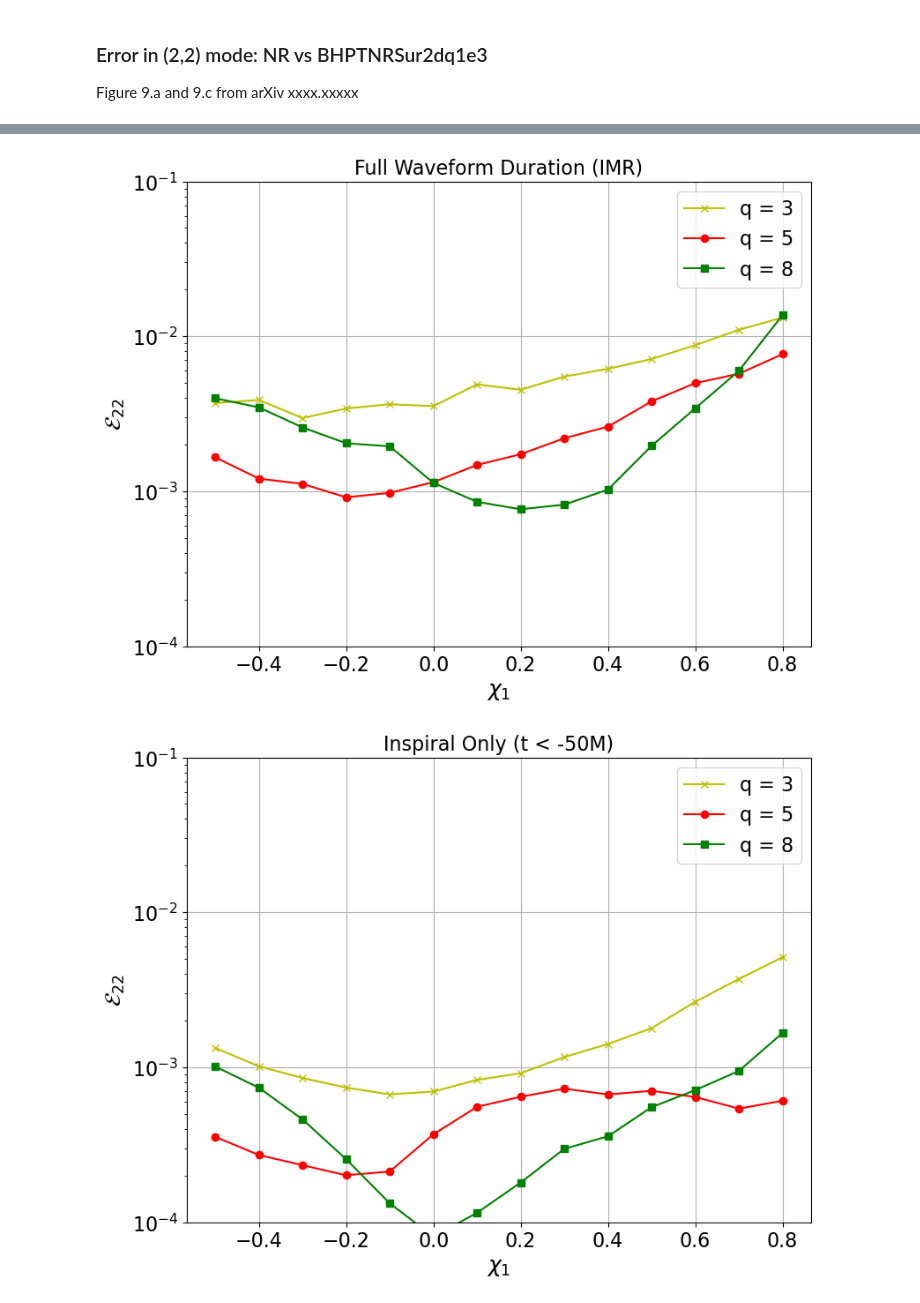
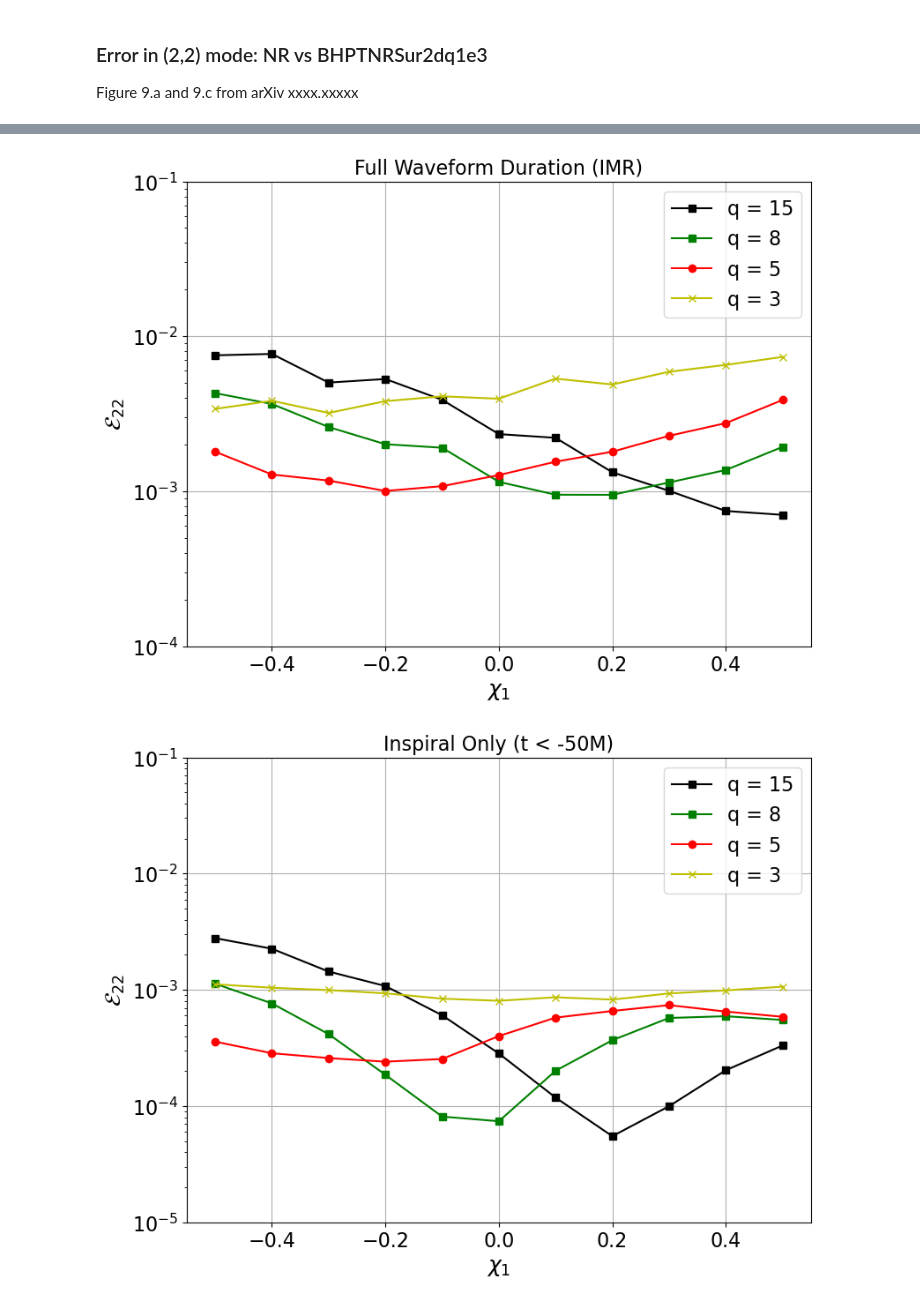
Before and after one commit to BlackHolePerturbationToolkit/BHPTNRSurrogate, a Jupyter notebook: tutorials/BHPTNRSur2dq1e3/BHPTNRSur2dq1e3.ipynb, the cells around one changed output, grey strips where cells are left out. Drawn from its saved outputs; the diff is of its cells as text; code cells hidden in the pictures.

```diff
--- a/tutorials/BHPTNRSur2dq1e3/BHPTNRSur2dq1e3.ipynb
+++ b/tutorials/BHPTNRSur2dq1e3/BHPTNRSur2dq1e3.ipynb
@@ -334,5 +337,6 @@ from gwtools.mismatch import mathcal_E_error_from_mode_dict
 # %%
 # Load the NR surrogate model
-nrsur = gws.LoadSurrogate("NRHybSur3dq8")
+nrsur     = gws.LoadSurrogate("NRHybSur3dq8")
+nrsur_q15 = gws.LoadSurrogate("NRHybSur2dq15")
 # %% [output]
 Loaded NRHybSur3dq8 model
@@ -497,18 +486,21 @@ plt.tight_layout()
 Figure 9.a and 9.c from arXiv xxxx.xxxxx
 # %%
 # Mass ratio
-q_list = [3, 5, 8]
-spin1_list = [-0.5, -0.4, -0.3, -0.2, -0.1, 0.0, 0.1, 0.2, 0.3, 0.4, 0.5, 0.6, 0.7, 0.8]
+q_list = [3, 5, 8, 15]
+#spin1_list = [-0.5, -0.4, -0.3, -0.2, -0.1, 0.0, 0.1, 0.2, 0.3, 0.4, 0.5, 0.6, 0.7, 0.8]
+spin1_list = [-0.5, -0.4, -0.3, -0.2, -0.1, 0.0, 0.1, 0.2, 0.3, 0.4, 0.5]
+#q_list = [3]
+#spin1_list = [0.8]
 mode = (2,2)
 
 mathcalE_dict_IMR = {}
 mathcalE_dict_inspiral = {}
 
 # NR time grid
-times = np.arange(-5000.1, 130,.1)
+times = np.arange(-4200.1, 100,.1)
 
 # NR time grid (inspiral only)
-times_inspiral = np.arange(-5000.1, -50,.1)
+times_inspiral = np.arange(-4200.1, -50,.1)
 
 for i, q in enumerate(q_list):
     mathcalE_list = []
@@ -521,11 +513,13 @@ for i, q in enumerate(q_list):
 
         # Evaluate the NRHybSur3dq8 model
         #tnr, hnr = nr_surrogate(q=q, chiA=[0, 0.0, spin1], chiB=[0.0, 0.0, 0.0], time_cut_begin=-5000.1)
-        tnr, hnr, dyn = nrsur(q, chiA0=[0, 0.0, spin1], chiB0=[0.0, 0.0, 0.0], f_low=0.005, f_ref=None, times=times)
+        #tnr, hnr, dyn = nrsur(q, chiA0=[0, 0.0, spin1], chiB0=[0.0, 0.0, 0.0], f_low=0.005, f_ref=None, times=times)
+        tnr, hnr, dyn = nrsur_q15(q, chiA0=[0, 0.0, spin1], chiB0=[0.0, 0.0, 0.0], f_low=0.005, f_ref=None, times=times)
 
         # Evaluate the NRHybSur3dq8 model up to -50 M (50 M before merger)
         #tnr_inspiral, hnr_inspiral = nr_surrogate(q=q, chiA=[0, 0.0, spin1], chiB=[0.0, 0.0, 0.0], time_cut_begin=-5000.1, time_cut_end=-50)
-        tnr_inspiral, hnr_inspiral, dyn = nrsur(q, chiA0=[0, 0.0, spin1], chiB0=[0.0, 0.0, 0.0], f_low=0.005, f_ref=None, times=times_inspiral)
+        #tnr_inspiral, hnr_inspiral, dyn = nrsur(q, chiA0=[0, 0.0, spin1], chiB0=[0.0, 0.0, 0.0], f_low=0.005, f_ref=None, times=times_inspiral)
+        tnr_inspiral, hnr_inspiral, dyn = nrsur_q15(q, chiA0=[0, 0.0, spin1], chiB0=[0.0, 0.0, 0.0], f_low=0.005, f_ref=None, times=times_inspiral)
 
         # Requested list of modes for calibration
         mode_list = [(2, 2), (2, 1), (3, 3), (4, 4)]
@@ -576,41 +570,46 @@ plt.rcParams['xtick.labelsize'] = 16  # Set xtick label size
 plt.rcParams['ytick.labelsize'] = 16  # Set ytick label size
 plt.rcParams['legend.fontsize'] = 16
 
+
+plt.semilogy(spin1_list, mathcalE_dict_IMR[15], 'k-', marker='s', label='q = 15')
+plt.semilogy(spin1_list, mathcalE_dict_IMR[8], 'g-', marker='s', label='q = 8')
+plt.semilogy(spin1_list, mathcalE_dict_IMR[5], 'r-', marker='o', label='q = 5')
 plt.semilogy(spin1_list, mathcalE_dict_IMR[3], 'y-', marker='x', label='q = 3')
-plt.semilogy(spin1_list, mathcalE_dict_IMR[5], 'r-', marker='o', label='q = 5')
-plt.semilogy(spin1_list, mathcalE_dict_IMR[8], 'g-', marker='s', label='q = 8')
 
 plt.legend()
 plt.ylim(1e-4, 1e-1)
 plt.grid()
 plt.tight_layout()
 plt.xlabel(r'$\chi_1$')
 plt.ylabel(r'$\mathcal{E}_{22}$')
 plt.title("Full Waveform Duration (IMR)")
 plt.show()
 
 
 plt.figure(figsize=(8,6))
 
 # Set default text sizes
 plt.rcParams['axes.titlesize'] = 16  # Set title size
 plt.rcParams['axes.labelsize'] = 18  # Set x and y labels size
 plt.rcParams['xtick.labelsize'] = 16  # Set xtick label size
 plt.rcParams['ytick.labelsize'] = 16  # Set ytick label size
 plt.rcParams['legend.fontsize'] = 16
 
+plt.semilogy(spin1_list, mathcalE_dict_inspiral[15], 'k-', marker='s', label='q = 15')
+plt.semilogy(spin1_list, mathcalE_dict_inspiral[8], 'g-', marker='s', label='q = 8')
+plt.semilogy(spin1_list, mathcalE_dict_inspiral[5], 'r-', marker='o', label='q = 5')
 plt.semilogy(spin1_list, mathcalE_dict_inspiral[3], 'y-', marker='x', label='q = 3')
-plt.semilogy(spin1_list, mathcalE_dict_inspiral[5], 'r-', marker='o', label='q = 5')
-plt.semilogy(spin1_list, mathcalE_dict_inspiral[8], 'g-', marker='s', label='q = 8')
+
+
 
 plt.legend()
-plt.ylim(1e-4, 1e-1)
+plt.ylim(1e-5, 1e-1)
 plt.grid()
 plt.tight_layout()
 plt.xlabel(r'$\chi_1$')
 plt.ylabel(r'$\mathcal{E}_{22}$')
 plt.title("Inspiral Only (t < -50M)")
 plt.show()
 # %% [output]
-[figure, old version]
+[figure, new version]
-[figure, old version]
+[figure, new version]
```
Also changed, not shown: parts of 12 cells of this notebook.
